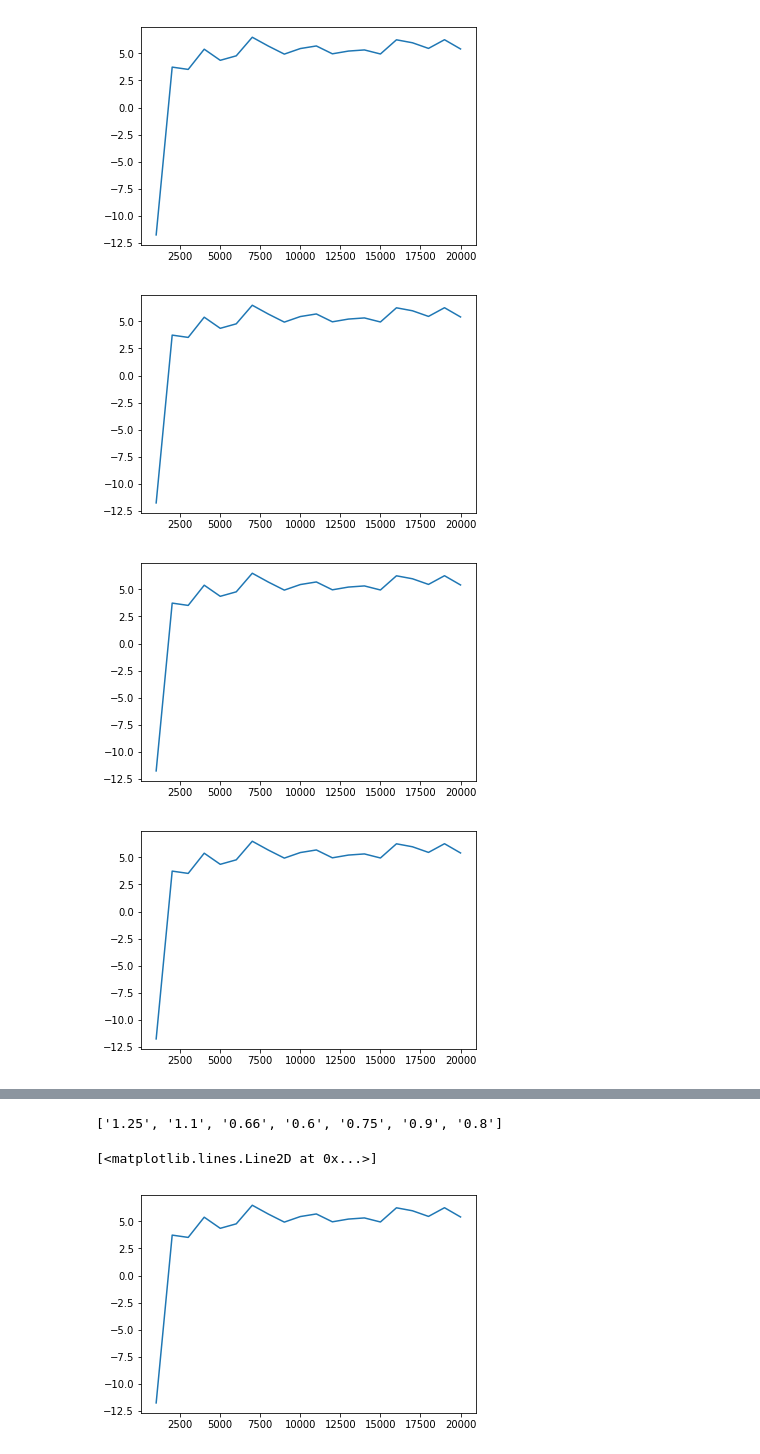
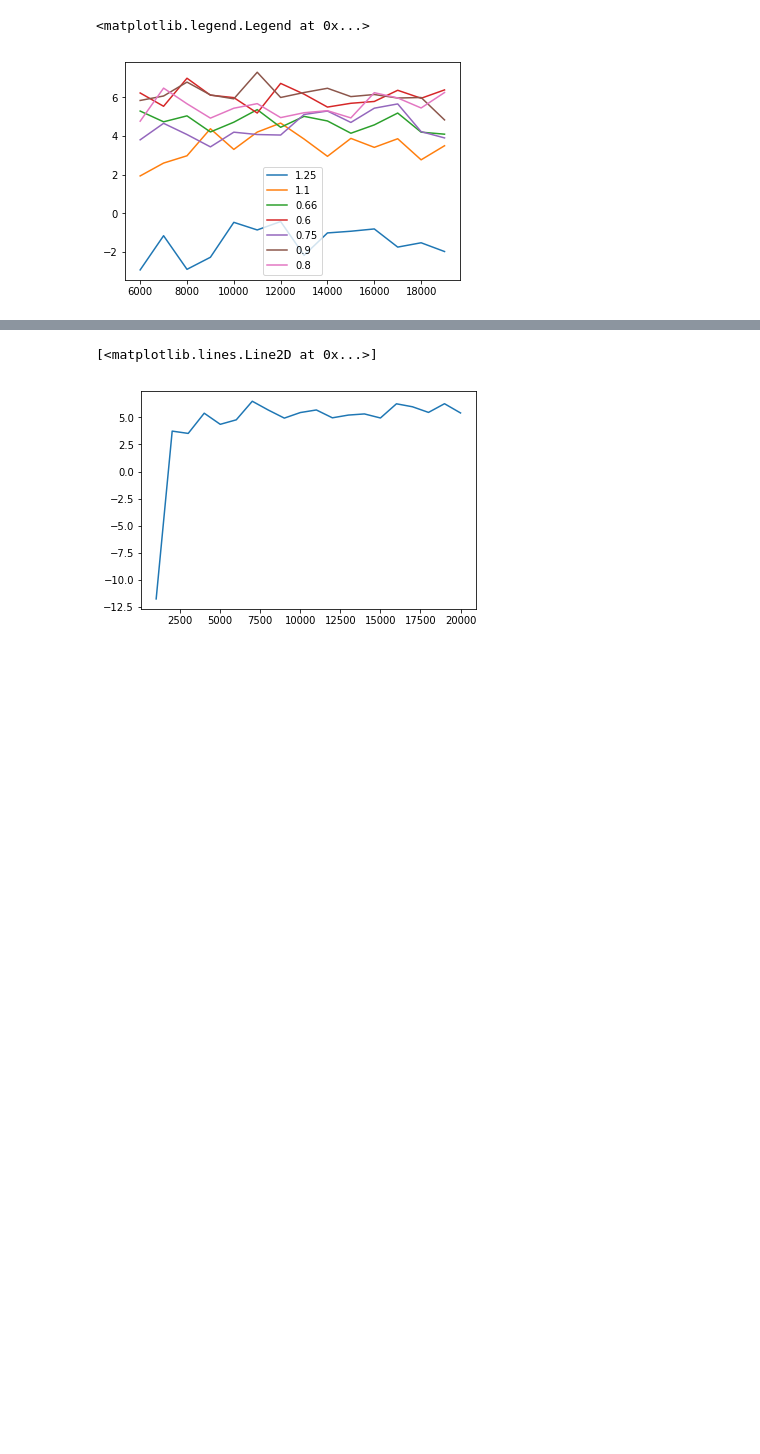
Before and after one commit to WizardingDragon/CCB-Project, a Jupyter notebook: lipid6FracTest/Analysis.ipynb, the cells around one changed output, grey strips where cells are left out. Drawn from its saved outputs; the diff is of its cells as text; code cells hidden in the pictures; blank space fills up the shorter version.

Commit message:
Corrected the plotting problem

```diff
--- a/lipid6FracTest/Analysis.ipynb
+++ b/lipid6FracTest/Analysis.ipynb
@@ -15,14 +15,14 @@ for folder in folderList:
 # rangge(2,60,3)
 
 labelValue = {}
-for label in labels:
-    for file in files:
-        with open(file, 'rt') as rf:
-            localLines = []
-            for line in rf:
-                line = (line.strip().split())[0]
-                localLines.append(line)
-            goodLines = []
-            for i in range(1,60,3):
-                goodLines.append(float(localLines[i]))
-            labelValue[label] = goodLines
+for i in range(len(labels)):
+    with open(files[i], 'rt') as rf:
+        localLines = []
+        for line in rf:
+            line = (line.strip().split())[0]
+            localLines.append(line)
+        goodLines = []
+        for ind in range(1,60,3):
+            goodLines.append(float(localLines[ind]))
+        labelValue[labels[i]] = goodLines
+        print(labels[i],goodLines)
@@ -49,12 +57,9 @@ labelValue
 # %%
 x_axis = list(range(1000, 21000, 1000))
+plt.show()
 for label in labels:
-    plt.figure()
-    plt.plot(x_axis, labelValue[label])
-    plt.show()
-labels
+    plt.plot(x_axis[5:-1], labelValue[label][5:-1])
+plt.legend(labels)
 # %% [output]
+<matplotlib.legend.Legend at 0x...>
-[figure, old version]
+[figure, new version]
-[figure, removed]
-[figure, removed]
-[figure, removed]
@@ -64,4 +66,3 @@ labels
-['1.25', '1.1', '0.66', '0.6', '0.75', '0.9', '0.8']
 # %%
 display(plt.plot(x_axis, labelValue['0.6']));
 # %% [output]
```
Also changed, not shown: parts of 3 cells of this notebook.
